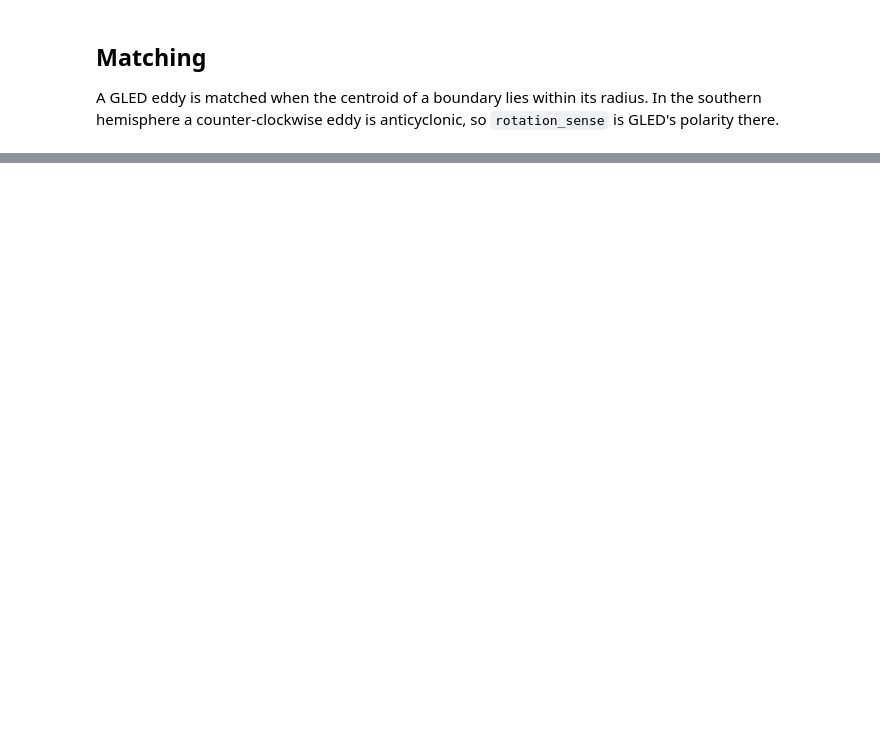
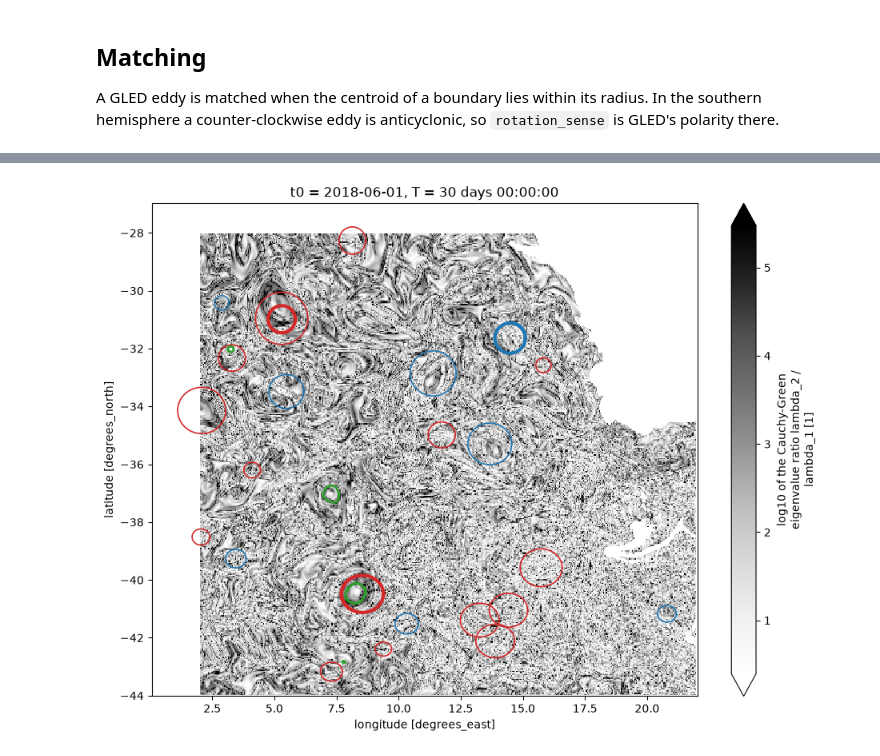
Before and after one commit to geomar-od-lagrange/lcs_parcels, a Jupyter notebook: examples/cape_cauldron_gled.ipynb, the cells around one changed output, grey strips where cells are left out. Cells and saved outputs as stored; diff of their text form; code cells hidden in the pictures; blank space fills up the shorter version.

```diff
--- a/examples/cape_cauldron_gled.ipynb
+++ b/examples/cape_cauldron_gled.ipynb
@@ -575,0 +471,4 @@ sweep A at 1/8 and 1/4 degree, and 0.551 and 0.555 for sweep B.
+# %%
+plot_against_gled(*last["GLORYS12 geostrophic"])
+# %% [output]
+[figure, added]
```
Also changed, not shown: parts of 51 cells of this notebook, 12 other files.
